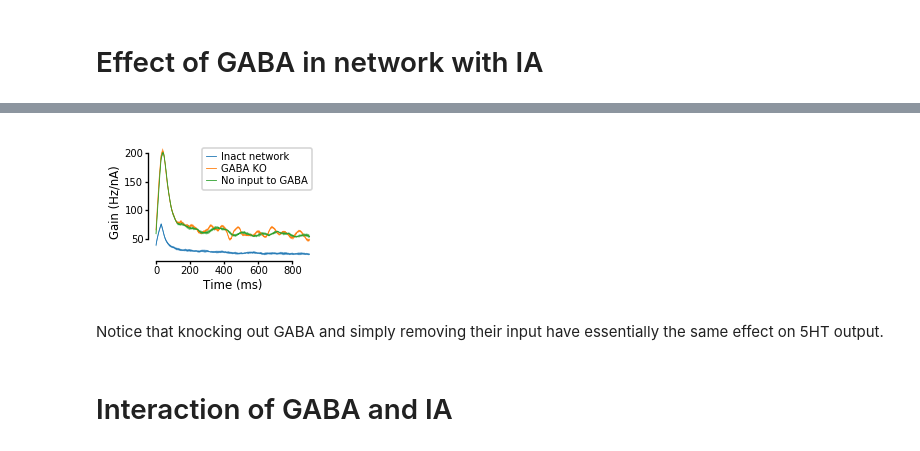
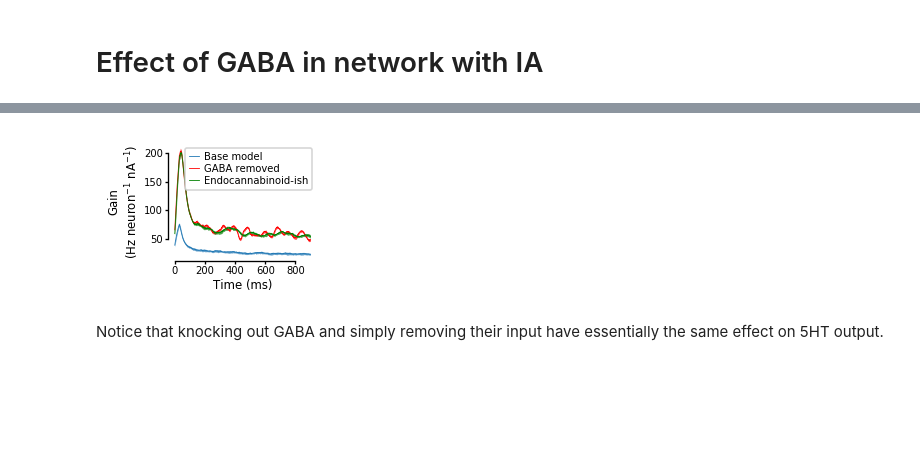
Before and after one commit to nauralcodinglab/raphegif, a Jupyter notebook: figs/scripts/writeup/gain_illustration.ipynb, the cells around one changed output, grey strips where cells are left out. Drawn from its saved outputs; the diff is of its cells as text; code cells hidden in the pictures; blank space fills up the shorter version.

```diff
--- a/figs/scripts/writeup/gain_illustration.ipynb
+++ b/figs/scripts/writeup/gain_illustration.ipynb
@@ -585,22 +533,20 @@ Step amplitudes [0.05338645 0.1178309 ] (nA) are shown.
 # %%
 plt.figure(figsize=(2, 1.5))
 
 plt.subplot(111)
-visualizer.plot_gain('DRN', 'base', 'base', 'Principal PSTH', label='Inact network')
-visualizer.plot_gain('DRN', 'KO', 'base', 'Principal PSTH', label='GABA KO')
-visualizer.plot_gain('DRN', 'noinput', 'base', 'Principal PSTH', label='No input to GABA')
+visualizer.plot_gain('DRN', 'base', 'base', 'Principal PSTH', color=colors['ser'], label='Base model')
+visualizer.plot_gain('DRN', 'KO', 'base', 'Principal PSTH', color='red', label=r'GABA removed')
+visualizer.plot_gain('DRN', 'noinput', 'base', 'Principal PSTH', color='green', label=r'Endocannabinoid-ish')
 plt.xlabel('Time (ms)')
-plt.ylabel('Gain (Hz/nA)')
+plt.ylabel('Gain\n(Hz neuron$^{-1}$ nA$^{-1}$)')
 plt.legend()
 
 sns.despine(trim=True)
 plt.tight_layout()
 
 if IMG_PATH is not None:
     plt.savefig(os.path.join(IMG_PATH, 'som_gain_illustration.png'))
 # %% [output]
-[figure, old version]
+[figure, new version]
 # %% [markdown]
 Notice that knocking out GABA and simply removing their input have essentially the same effect on 5HT output.
-# %% [markdown]
-# Interaction of GABA and IA
```
Also changed, not shown: parts of 52 cells of this notebook.
